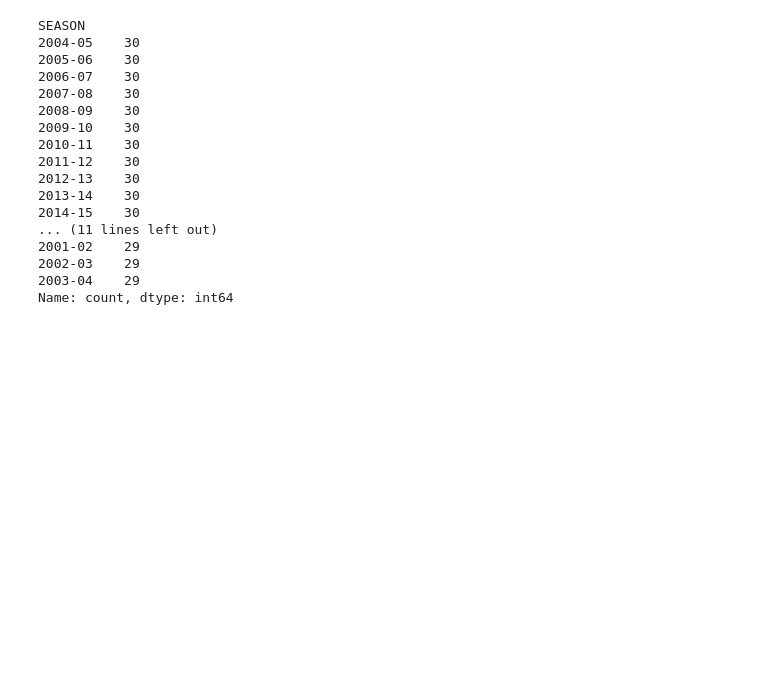
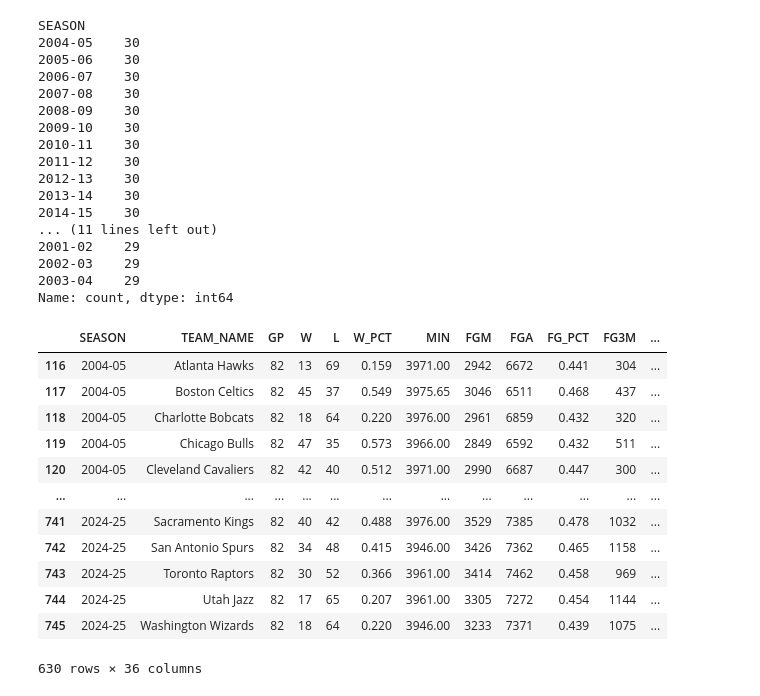
Before and after one commit to YoannDelage/nba_volutions, a Jupyter notebook: extraction_seasons.ipynb, the cells around one changed output. Drawn from its saved outputs; the diff is of its cells as text; code cells hidden in the pictures; blank space fills up the shorter version.

```diff
--- a/extraction_seasons.ipynb
+++ b/extraction_seasons.ipynb
@@ -173,4 +173,21 @@ SEASON
 2003-04    29
 Name: count, dtype: int64
 # %%
-# Suppression des saisons a 29 équipes (2000-01, 2001-02, 2002-03, 2003-04)
+# Suppression des saisons a 29 équipes NBA (2000-01, 2001-02, 2002-03, 2003-04)
+
+df_final = df_final[df_final["SEASON"] >= "2004-05"]
+df_final
+# %% [output]
+|  | SEASON | TEAM_NAME | GP | W | L | W_PCT | MIN | FGM | FGA | FG_PCT | FG3M | ... |
+| 116 | 2004-05 | Atlanta Hawks | 82 | 13 | 69 | 0.159 | 3971.00 | 2942 | 6672 | 0.441 | 304 | ... |
+| 117 | 2004-05 | Boston Celtics | 82 | 45 | 37 | 0.549 | 3975.65 | 3046 | 6511 | 0.468 | 437 | ... |
+| 118 | 2004-05 | Charlotte Bobcats | 82 | 18 | 64 | 0.220 | 3976.00 | 2961 | 6859 | 0.432 | 320 | ... |
+| 119 | 2004-05 | Chicago Bulls | 82 | 47 | 35 | 0.573 | 3966.00 | 2849 | 6592 | 0.432 | 511 | ... |
+| 120 | 2004-05 | Cleveland Cavaliers | 82 | 42 | 40 | 0.512 | 3971.00 | 2990 | 6687 | 0.447 | 300 | ... |
+| ... | ... | ... | ... | ... | ... | ... | ... | ... | ... | ... | ... | ... |
+| 741 | 2024-25 | Sacramento Kings | 82 | 40 | 42 | 0.488 | 3976.00 | 3529 | 7385 | 0.478 | 1032 | ... |
+| 742 | 2024-25 | San Antonio Spurs | 82 | 34 | 48 | 0.415 | 3946.00 | 3426 | 7362 | 0.465 | 1158 | ... |
+| 743 | 2024-25 | Toronto Raptors | 82 | 30 | 52 | 0.366 | 3961.00 | 3414 | 7462 | 0.458 | 969 | ... |
+| 744 | 2024-25 | Utah Jazz | 82 | 17 | 65 | 0.207 | 3961.00 | 3305 | 7272 | 0.454 | 1144 | ... |
+| 745 | 2024-25 | Washington Wizards | 82 | 18 | 64 | 0.220 | 3946.00 | 3233 | 7371 | 0.439 | 1075 | ... |
+630 rows × 36 columns
```
